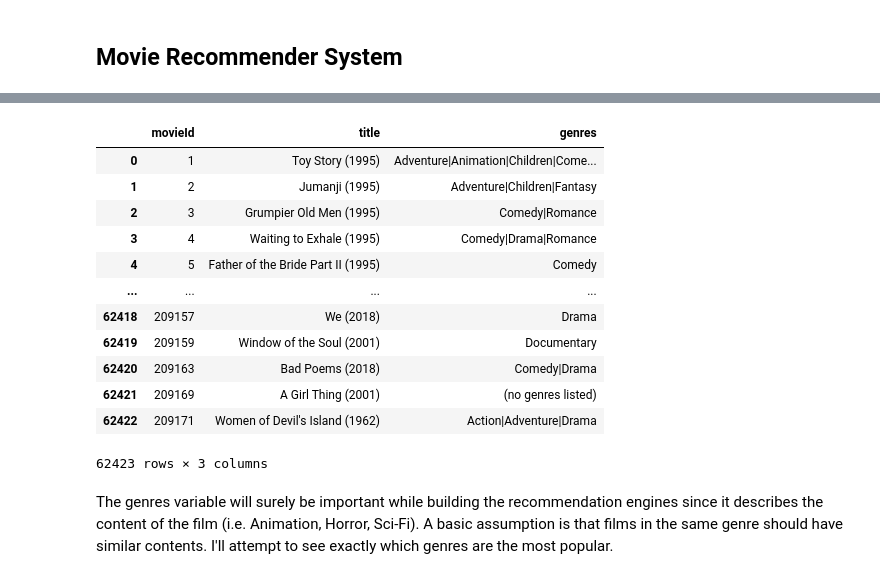
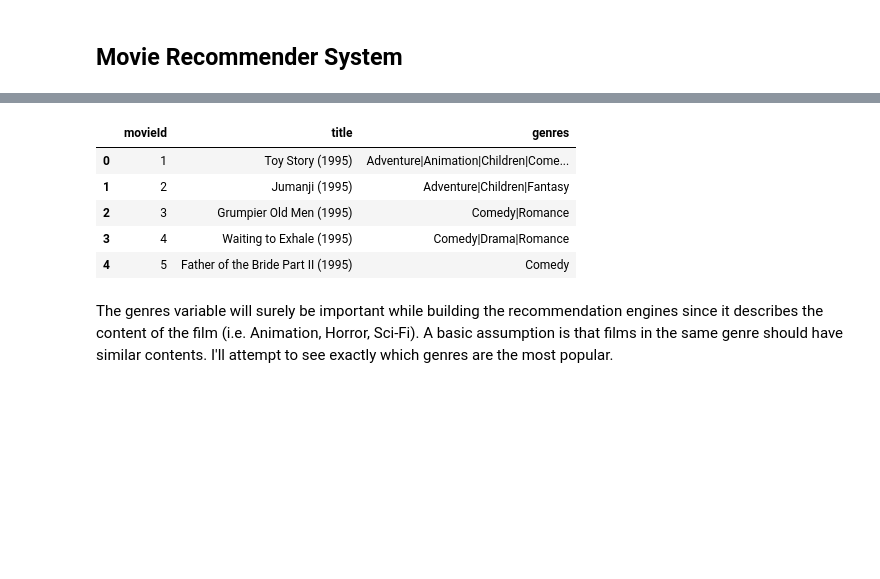
Before and after one commit to Roh1702/ML-Recommender-System, a Jupyter notebook: Simple-Content Based Recommender System.ipynb, the cells around one changed output, grey strips where cells are left out. Cells and saved outputs as stored; diff of their text form; code cells hidden in the pictures; blank space fills up the shorter version.

```diff
--- a/Simple-Content Based Recommender System.ipynb
+++ b/Simple-Content Based Recommender System.ipynb
@@ -33,19 +26,12 @@ ratings
 # %%
-movies
+movies.head()
 # %% [output]
 |  | movieId | title | genres |
 | 0 | 1 | Toy Story (1995) | Adventure|Animation|Children|Come... |
 | 1 | 2 | Jumanji (1995) | Adventure|Children|Fantasy |
 | 2 | 3 | Grumpier Old Men (1995) | Comedy|Romance |
 | 3 | 4 | Waiting to Exhale (1995) | Comedy|Drama|Romance |
 | 4 | 5 | Father of the Bride Part II (1995) | Comedy |
-| ... | ... | ... | ... |
-| 62418 | 209157 | We (2018) | Drama |
-| 62419 | 209159 | Window of the Soul (2001) | Documentary |
-| 62420 | 209163 | Bad Poems (2018) | Comedy|Drama |
-| 62421 | 209169 | A Girl Thing (2001) | (no genres listed) |
-| 62422 | 209171 | Women of Devil's Island (1962) | Action|Adventure|Drama |
-62423 rows × 3 columns
 # %% [markdown]
 The genres variable will surely be important while building the recommendation engines since it describes the content of the film (i.e. Animation, Horror, Sci-Fi). A basic assumption is that films in the same genre should have similar contents. I'll attempt to see exactly which genres are the most popular.
 # %%
```
Also changed, not shown: parts of 11 cells of this notebook.
